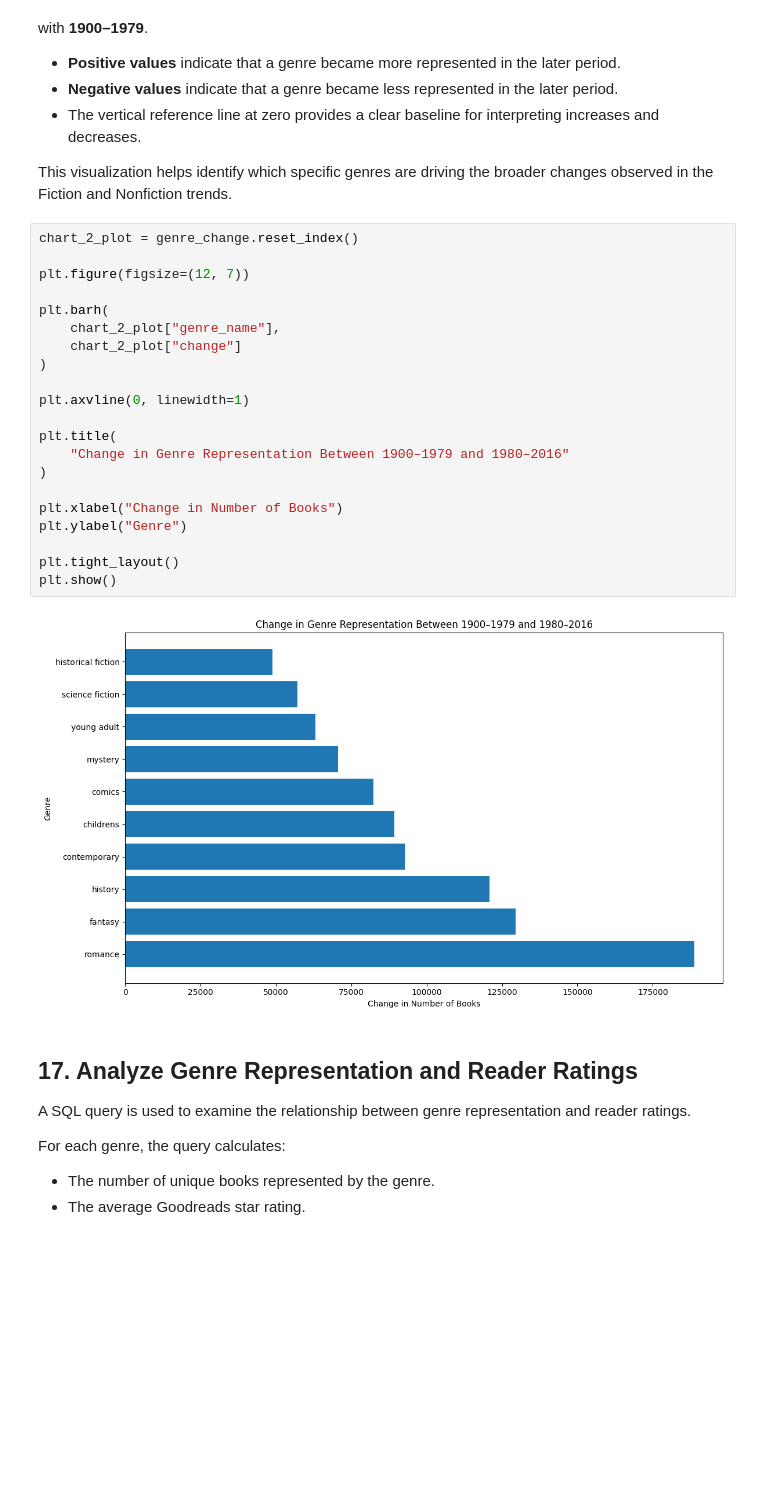
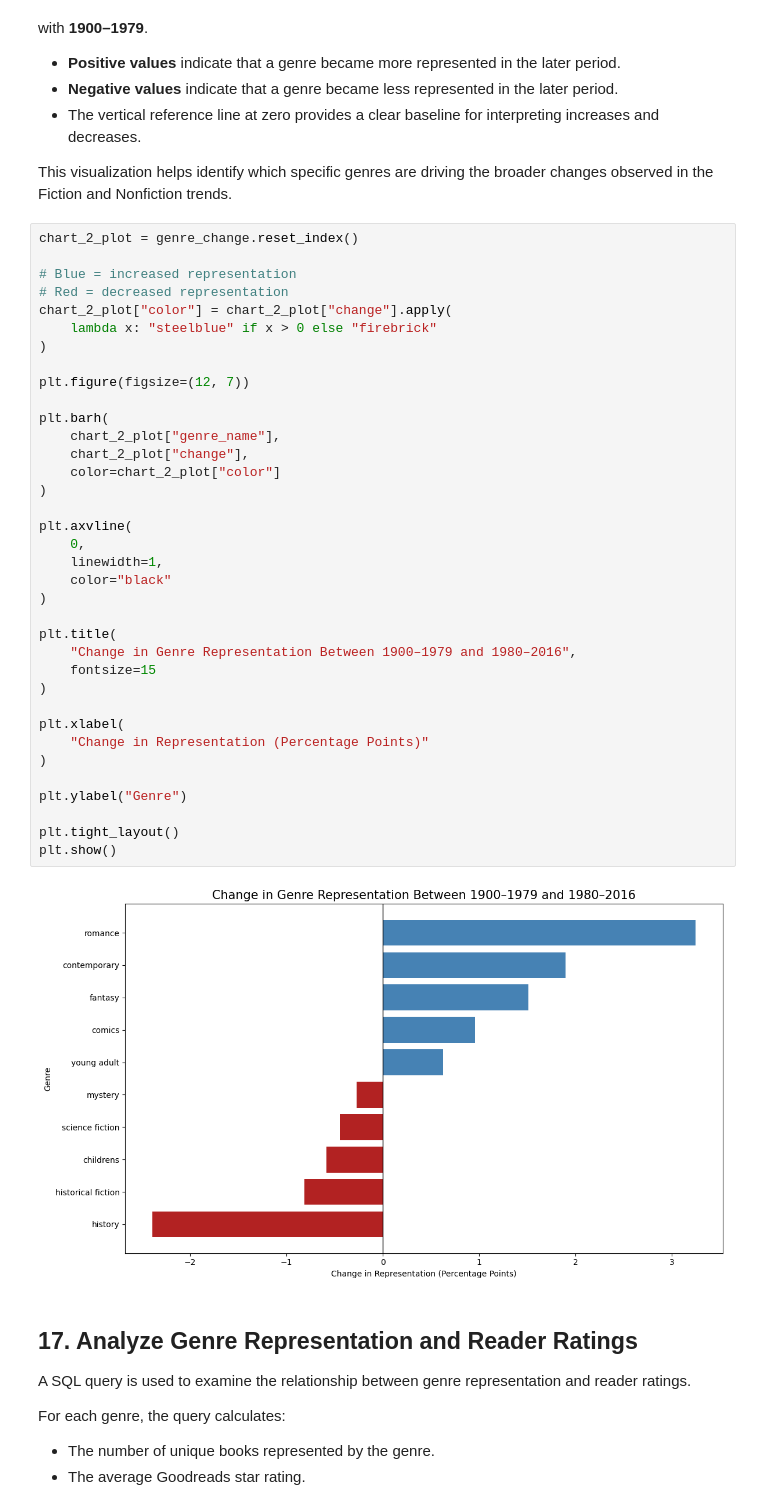
Before and after one commit to Hooperbassman/Book_Genre_Trends_Analysis, a Jupyter notebook: notebooks/EDA.ipynb, the cells around one changed output. Drawn from its saved outputs; the diff is of its cells as text; blank space fills up the shorter version.

```diff
--- a/notebooks/EDA.ipynb
+++ b/notebooks/EDA.ipynb
@@ -425,27 +464,42 @@ The change is calculated as the difference in the number of books represented in
 This visualization helps identify which specific genres are driving the broader changes observed in the Fiction and Nonfiction trends.
 # %%
 chart_2_plot = genre_change.reset_index()
+
+# Blue = increased representation
+# Red = decreased representation
+chart_2_plot["color"] = chart_2_plot["change"].apply(
+    lambda x: "steelblue" if x > 0 else "firebrick"
+)
 
 plt.figure(figsize=(12, 7))
 
 plt.barh(
     chart_2_plot["genre_name"],
-    chart_2_plot["change"]
+    chart_2_plot["change"],
+    color=chart_2_plot["color"]
 )
 
-plt.axvline(0, linewidth=1)
+plt.axvline(
+    0,
+    linewidth=1,
+    color="black"
+)
 
 plt.title(
-    "Change in Genre Representation Between 1900–1979 and 1980–2016"
+    "Change in Genre Representation Between 1900–1979 and 1980–2016",
+    fontsize=15
 )
 
-plt.xlabel("Change in Number of Books")
+plt.xlabel(
+    "Change in Representation (Percentage Points)"
+)
+
 plt.ylabel("Genre")
 
 plt.tight_layout()
 plt.show()
 # %% [output]
-[figure, old version]
+[figure, new version]
 # %% [markdown]
 ## 17. Analyze Genre Representation and Reader Ratings
 
```
Also changed, not shown: parts of 1 cell of this notebook, 4 other files.
